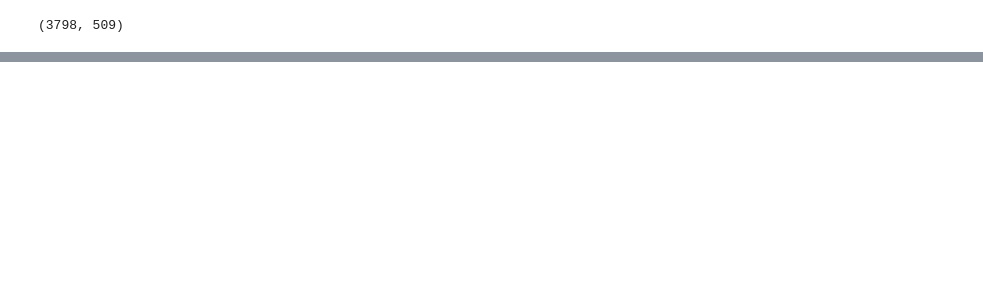
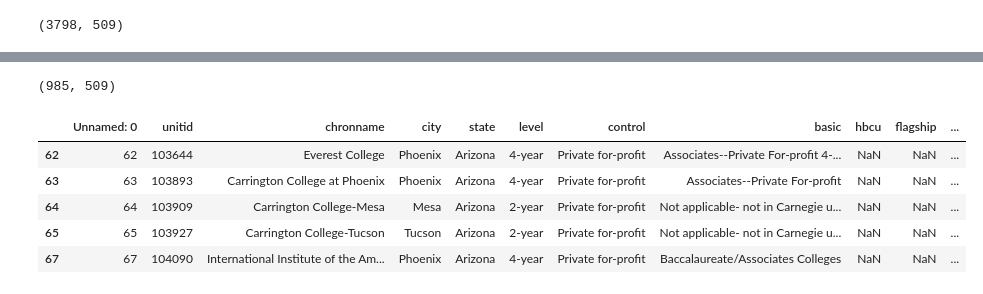
Before and after one commit to RaulCPena/storytelling, a Jupyter notebook: prepare_data.ipynb, the cells around one changed output, grey strips where cells are left out. Saved outputs shown, nothing was run; the diff lists cells and outputs as text; code cells hidden in the pictures; blank space fills up the shorter version.

```diff
--- a/prepare_data.ipynb
+++ b/prepare_data.ipynb
@@ -8,0 +43,4 @@ df.shape
+# %%
+# taking current dataframe and excluding all other rows where the column LOCALE does not == 11 or 12
+df = df[(df['LOCALE'] == 11) | (df['LOCALE'] == 12)]
+df.shape
@@ -8,0 +70,2 @@ df.shape
+# %%
+regions = [1, 2, 5, 6, 8]
@@ -8,0 +84,4 @@ df.shape
+# %%
+df.shape
+# %% [output]
+(985, 509)
@@ -8,0 +91,10 @@ df.shape
+# %%
+df = df.loc[df.state.isin(states), :]
+df.head(5)
+# %% [output]
+|  | Unnamed: 0 | unitid | chronname | city | state | level | control | basic | hbcu | flagship | ... |
+| 62 | 62 | 103644 | Everest College | Phoenix | Arizona | 4-year | Private for-profit | Associates--Private For-profit 4-... | NaN | NaN | ... |
+| 63 | 63 | 103893 | Carrington College at Phoenix | Phoenix | Arizona | 4-year | Private for-profit | Associates--Private For-profit | NaN | NaN | ... |
+| 64 | 64 | 103909 | Carrington College-Mesa | Mesa | Arizona | 2-year | Private for-profit | Not applicable- not in Carnegie u... | NaN | NaN | ... |
+| 65 | 65 | 103927 | Carrington College-Tucson | Tucson | Arizona | 2-year | Private for-profit | Not applicable- not in Carnegie u... | NaN | NaN | ... |
+| 67 | 67 | 104090 | International Institute of the Am... | Phoenix | Arizona | 4-year | Private for-profit | Baccalaureate/Associates Colleges | NaN | NaN | ... |
```
Also changed, not shown: parts of 30 cells of this notebook.
